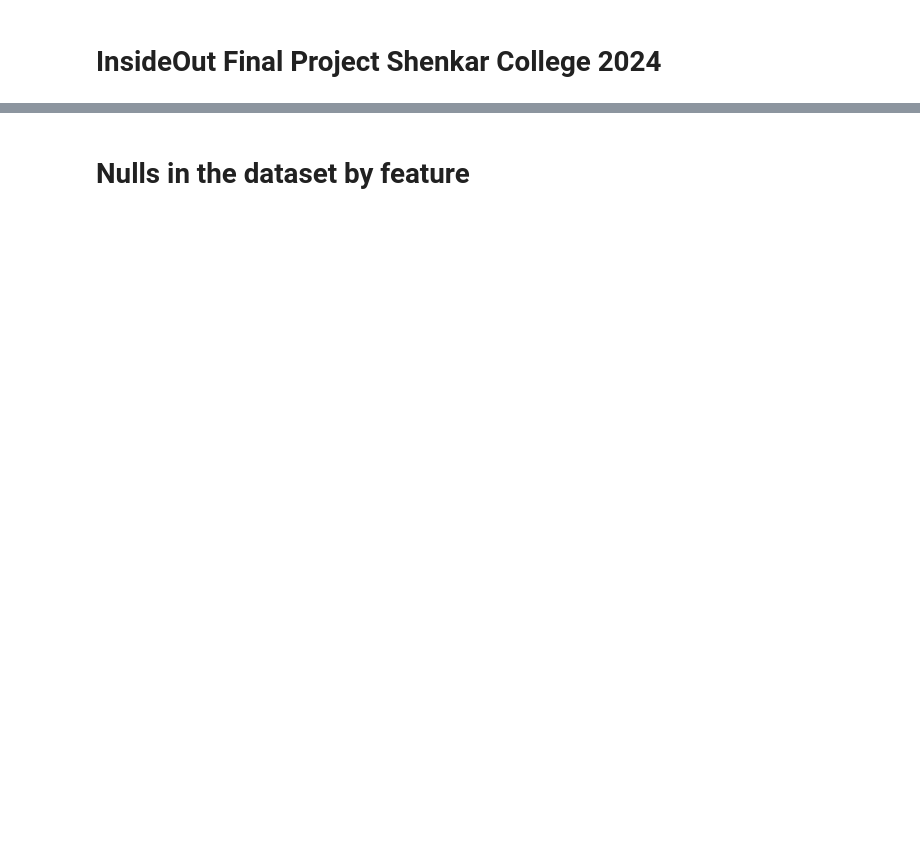
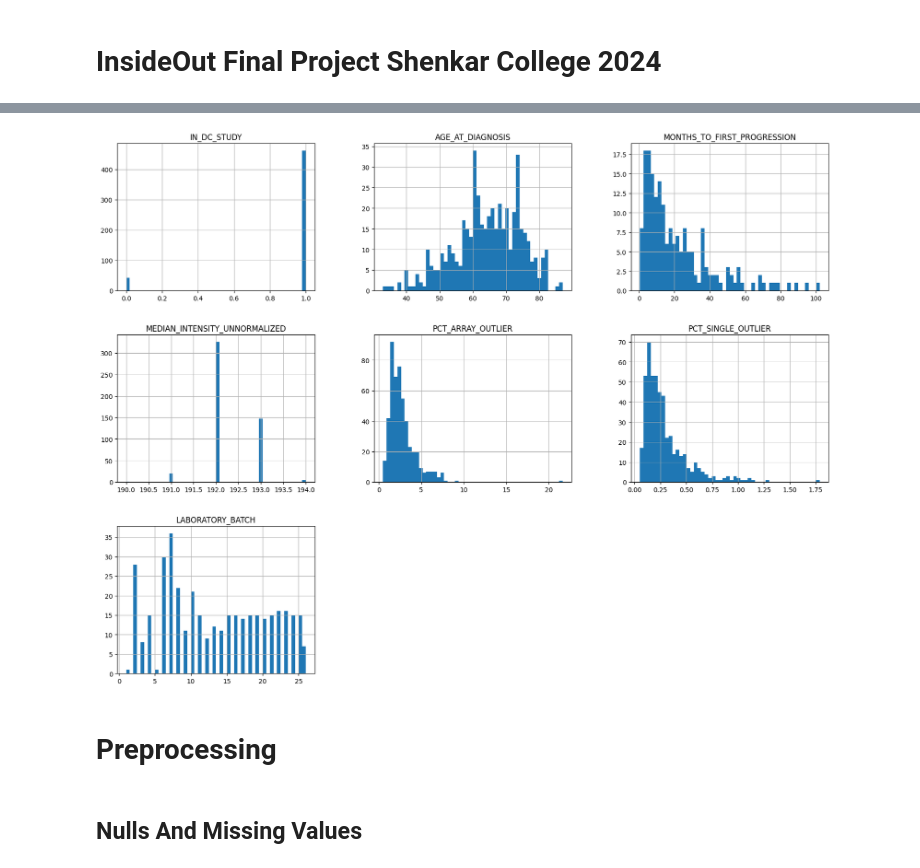
Before and after one commit to lidiaPolyakov/Products-project, a Jupyter notebook: POC/POC - Dataset2/POC - Dataset2.ipynb, the cells around one changed output, grey strips where cells are left out. Cells and saved outputs as stored; diff of their text form; code cells hidden in the pictures; blank space fills up the shorter version.

Commit message:
dataset 2 notebook

```diff
--- a/POC/POC - Dataset2/POC - Dataset2.ipynb
+++ b/POC/POC - Dataset2/POC - Dataset2.ipynb
@@ -9,2 +12,3 @@ import os
 # %%
-ds2 = pd.read_csv('dataset2.csv')
+dset2 = pd.read_csv('dataset2.csv')
+ds2 = dset2.drop(['BlindedIDs', 'PATIENT_ID', 'DC_STUDY_ID'], axis=1)
@@ -11,3 +76,11 @@ ds2 = pd.read_csv('dataset2.csv')
+# %%
+# Plot histograms for numerical columns
+ds2.drop(['Stratagene'], axis=1).hist(bins=50, figsize=(20,15))
+plt.show()
+# %% [output]
+[figure, added]
+# %% [markdown]
+# Preprocessing
 # %% [markdown]
-# Nulls in the dataset by feature
+## Nulls And Missing Values
 # %%
```
Also changed, not shown: parts of 30 cells of this notebook.
